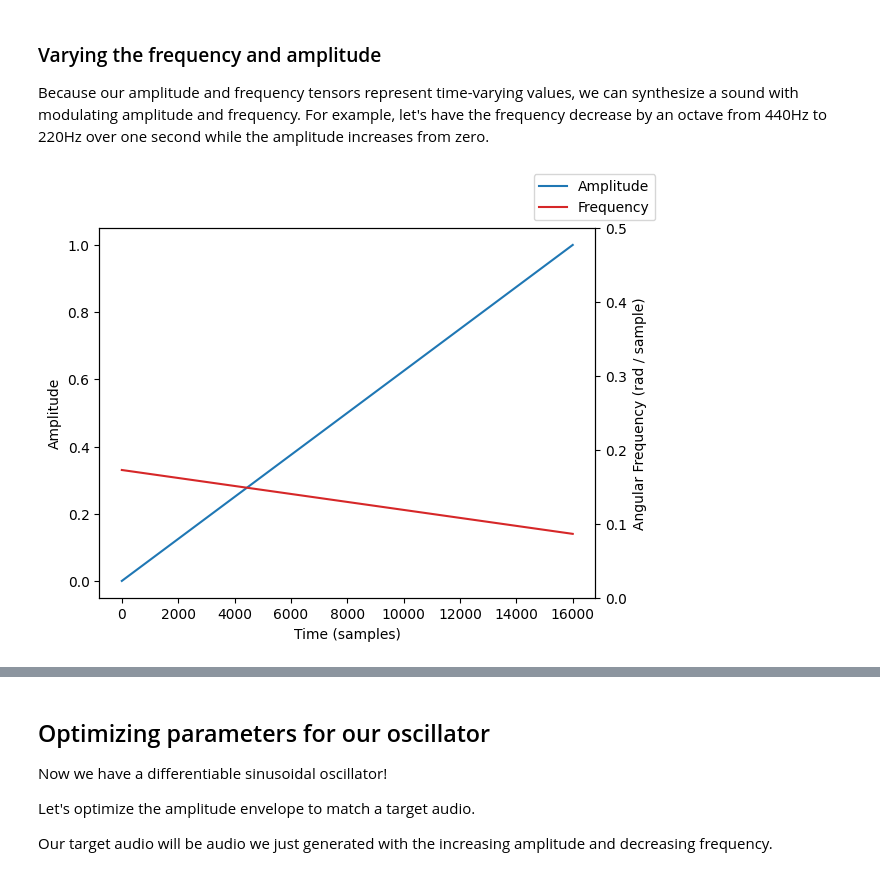
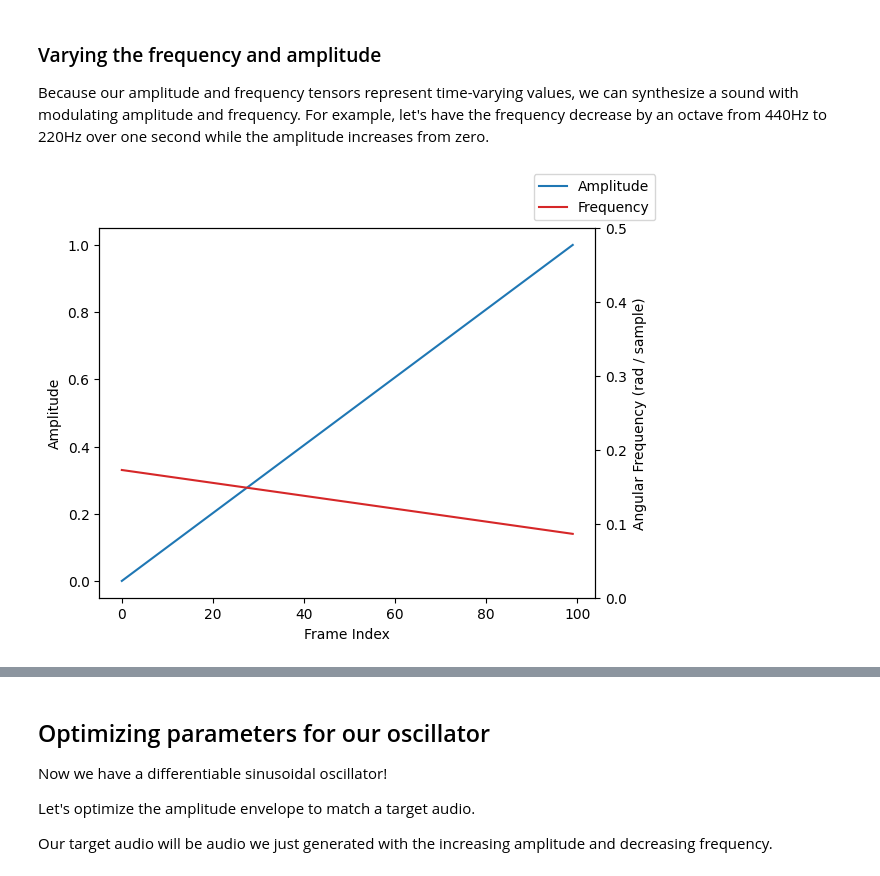
Before and after one commit to intro2ddsp/intro2ddsp.github.io, a Jupyter notebook: synths/oscillator.ipynb, the cells around one changed output, grey strips where cells are left out. Saved outputs shown, nothing was run; the diff lists cells and outputs as text; code cells hidden in the pictures.

Commit message:
introduce frame rate in oscillator notebook

```diff
--- a/synths/oscillator.ipynb
+++ b/synths/oscillator.ipynb
@@ -132,5 +156,6 @@ function, which are tensors representing the time-varying angular frequency and
 Let's first make a static tone at 440Hz at an audio sampling rate of 16kHz.
 # %%
 sample_rate = 16000  # Audio sampling rate
+frame_rate = 100  # Frame rate of control signal
 f0 = 440.0  # Frequency of the sinusoid in Hz
 # %% [markdown]
@@ -168,28 +201,28 @@ decrease by an octave from 440Hz to 220Hz over one second while the amplitude in
 from zero.
 # %%
 # Frequency envelope - Hz
-frequency = torch.linspace(440, 220, sample_rate).unsqueeze(0)
+frequency = torch.linspace(440, 220, frame_rate).unsqueeze(0)
 
 # Convert to angular frequency - rads / sample
 frequency = frequency * 2 * torch.pi / sample_rate
 
 # Amplitude envelope
-amplitude = torch.linspace(0, 1, sample_rate).unsqueeze(0)
+amplitude = torch.linspace(0, 1, frame_rate).unsqueeze(0)
 # %%
 # Plot the amplitude and angular frequency envelopes
 fig, ax1 = plt.subplots()
 
 ax1.plot(amplitude[0].numpy(), color="tab:blue", label="Amplitude")
 ax1.set_ylabel("Amplitude")
-ax1.set_xlabel("Time (samples)")
+ax1.set_xlabel("Frame Index")
 
 ax2 = ax1.twinx()
 ax2.plot(frequency[0].numpy(), color="tab:red", label="Frequency")
 ax2.set_ylabel("Angular Frequency (rad / sample)")
 ax2.set_ylim(0, 0.5)
 
 fig.legend()
 plt.show()
 # %% [output]
-[figure, old version]
+[figure, new version]
 # %%
```
Also changed, not shown: parts of 16 cells of this notebook.
